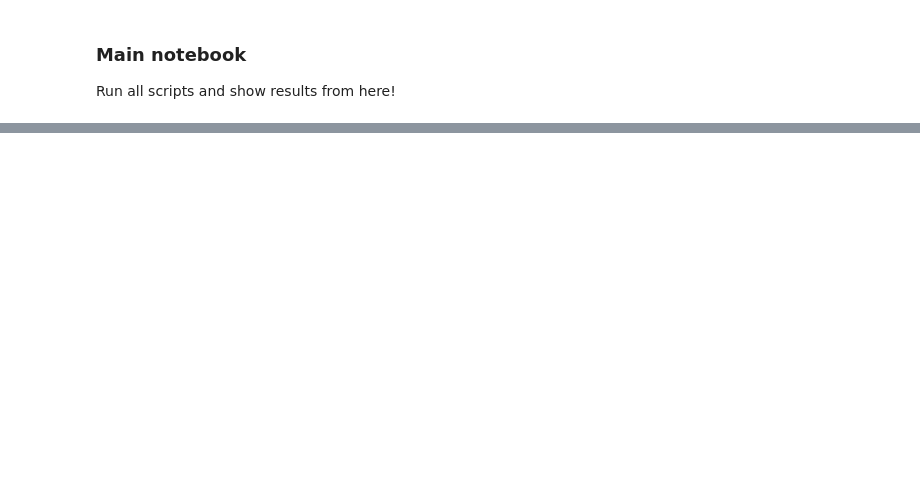
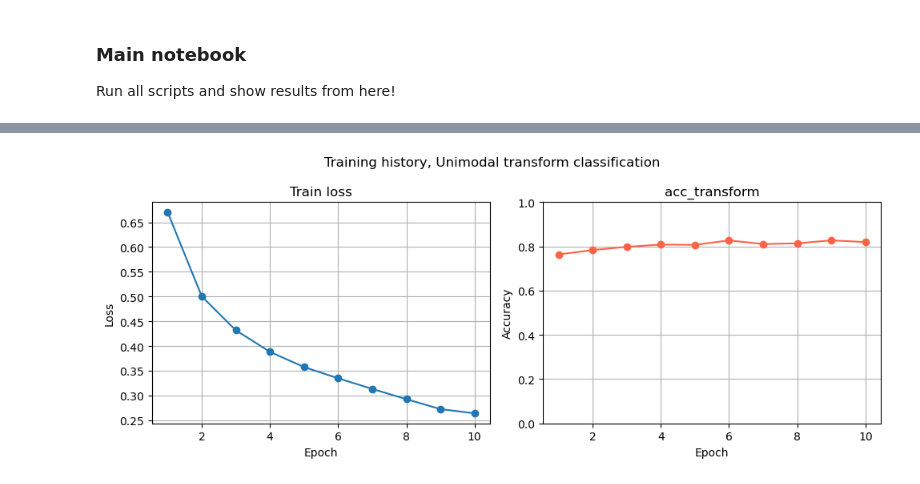
Before and after one commit to refouch/post_processed_ai_gen_detection, a Jupyter notebook: main.ipynb, the cells around one changed output, grey strips where cells are left out. Drawn from its saved outputs; the diff is of its cells as text; code cells hidden in the pictures; blank space fills up the shorter version.

```diff
--- a/main.ipynb
+++ b/main.ipynb
@@ -106,0 +123,18 @@ print(evaluate(m1, test_loader, device))
+# %%
+import torch
+import torch.nn as nn
+from modules.network import UnimodalNet
+from modules.train import train_model
+from modules.evaulation import evaluate
+
+device = "cuda" if torch.cuda.is_available() else "cpu"
+
+criterion = nn.CrossEntropyLoss()
+
+m2 = UnimodalNet("transform").to(device)
+opt2 = torch.optim.Adam([
+    {"params": m2.backbone.layer4.parameters(), "lr": 1e-4},
+    {"params": m2.head.parameters(),            "lr": 1e-3},
+])
+
+m2, h2 = train_model(m2, train_loader, val_loader, opt2, criterion, device, epochs=10, save_path='checkpoints/unimodal_transform.pt')
@@ -106,0 +153,5 @@ print(evaluate(m1, test_loader, device))
+# %%
+from modules.utils import plot_history
+plot_history(h2, title='Training history, Unimodal transform classification', save_path='plots/unimodal_transform_history.png')
+# %% [output]
+[figure, added]
```
Also changed, not shown: parts of 8 cells of this notebook, 2 other files.
